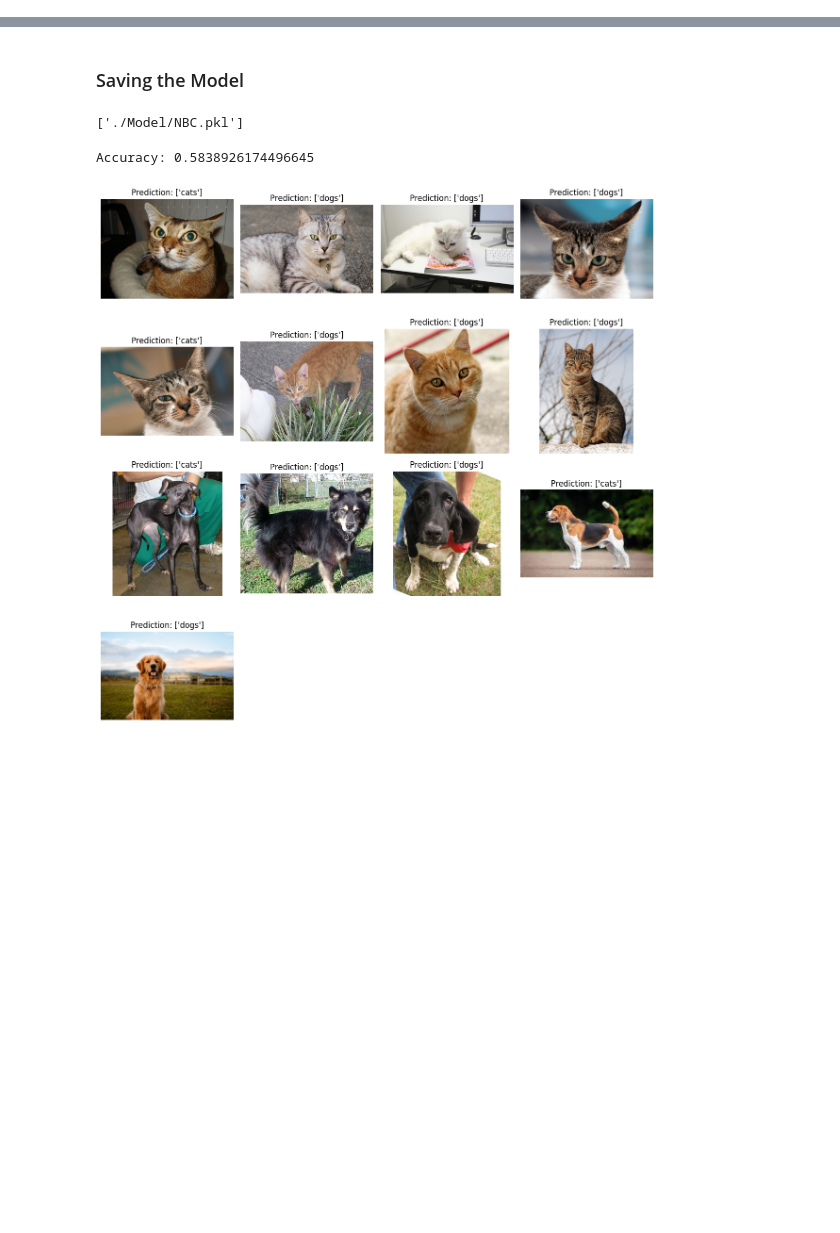
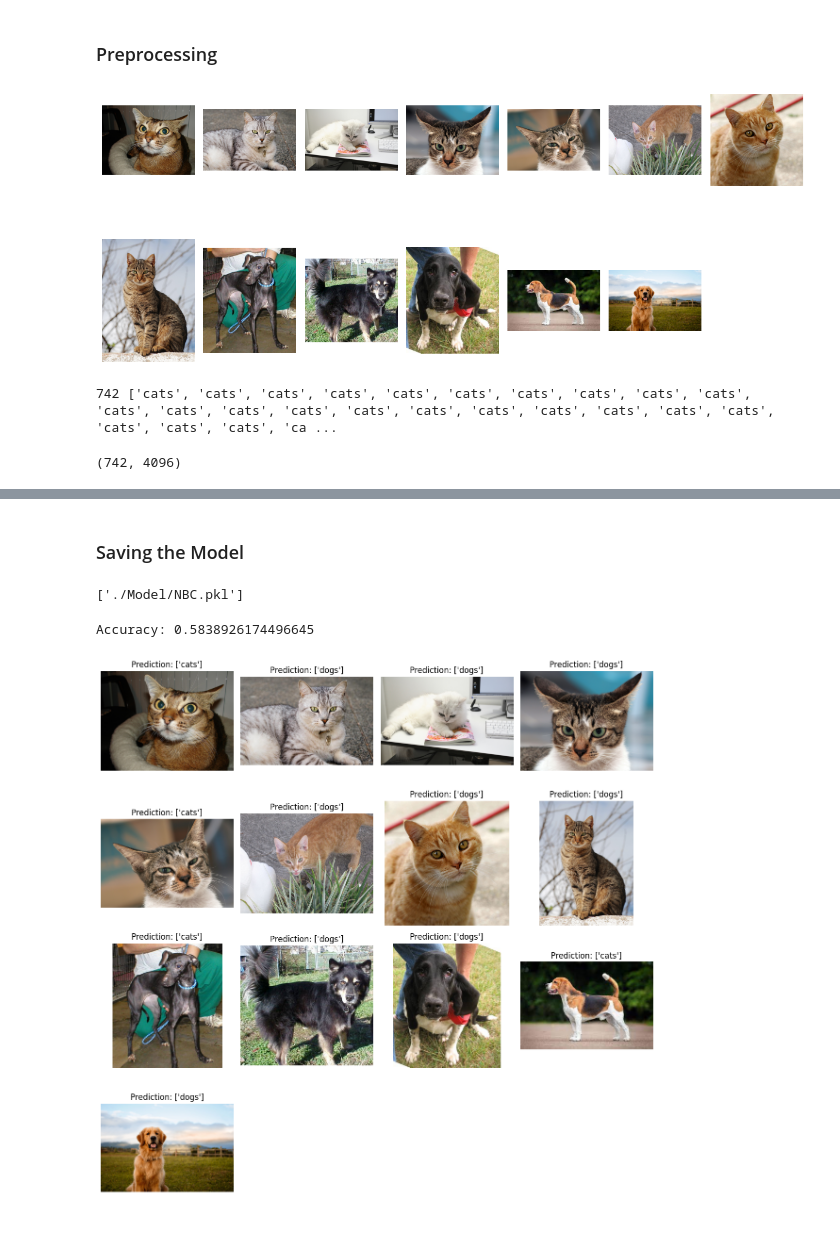
Before and after one commit to SoyVitou2019/Animal_Recognition, a Jupyter notebook: Naive_Bayes_classifier.ipynb, the cells around one changed output, grey strips where cells are left out. Drawn from its saved outputs; the diff is of its cells as text; code cells hidden in the pictures; blank space fills up the shorter version.

```diff
--- a/Naive_Bayes_classifier.ipynb
+++ b/Naive_Bayes_classifier.ipynb
@@ -10,3 +9,35 @@ import matplotlib.pyplot as plt
+# %% [markdown]
+### Preprocessing
+# %%
+import matplotlib.pyplot as plt
+import matplotlib.image as mpimg
+import glob
+
+image_paths = glob.glob("./dataset/test/*.jpg")  # Modify the pattern as per your image files
+
+num_images = len(image_paths)
+num_rows = 2  # Number of subplot rows
+num_cols = (num_images + 1) // num_rows  # Number of subplot columns
+
+fig, axes = plt.subplots(num_rows, num_cols, figsize=(12, 6))
+
+for i, image_path in enumerate(image_paths):
+    image = mpimg.imread(image_path)
+    # gray_image = Image.fromarray(image).convert('L')
+    # resized_image = gray_image.resize((64, 64))
+    ax = axes[i // num_cols, i % num_cols]  # Get the appropriate subplot axes
+    ax.imshow(image)
+    ax.axis('off')
+
+# If the number of images is not a multiple of the number of subplots, remove any empty subplots
+if num_images % num_cols != 0:
+    for i in range(num_images % num_cols, num_cols):
+        fig.delaxes(axes[num_images // num_cols, i])
+
+plt.tight_layout()
+plt.show()
+# %% [output]
+[figure, added]
 # %%
 # Define a function to extract features from an image
 def extract_features(image):
@@ -36,10 +67,18 @@ for category in categories:
         feature_vector = extract_features(image)
         data.append(feature_vector)
         target.append(category)
+# %%
+print(len(data), target)
+# %% [output]
+742 ['cats', 'cats', 'cats', 'cats', 'cats', 'cats', 'cats', 'cats', 'cats', 'cats', 'cats', 'cats', 'cats', 'cats', 'cats', 'cats', 'cats', 'cats', 'cats', 'cats', 'cats', 'cats', 'cats', 'cats', 'ca ...
 # %%
 # Convert the data and target lists into numpy arrays
 data = np.array(data)
 target = np.array(target)
+# %%
+data.shape
+# %% [output]
+(742, 4096)
 # %%
 # Split the dataset into training and testing sets
 X_train, X_test, y_train, y_test = train_test_split(data, target, test_size=0.2, random_state=42)
```
Also changed, not shown: parts of 5 cells of this notebook, 2 other files.
